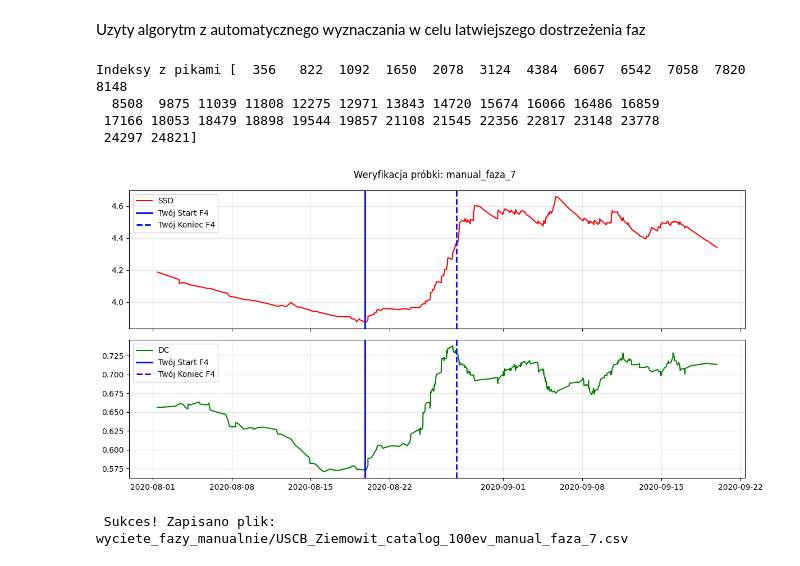
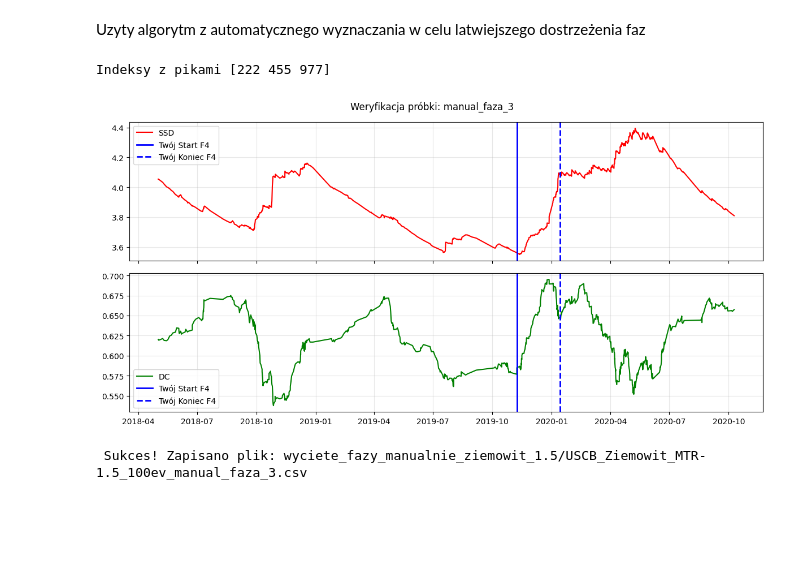
Before and after one commit to Janexo0/SSD_DC_Earthquake_analysys, a Jupyter notebook: fazy_recznie.ipynb, the cells around one changed output. Saved outputs shown, nothing was run; the diff lists cells and outputs as text; code cells hidden in the pictures; blank space fills up the shorter version.

Commit message:
added plots and files for diferrent magnitude treshold

```diff
--- a/fazy_recznie.ipynb
+++ b/fazy_recznie.ipynb
@@ -52,7 +55,7 @@ import plotly.io as pio
 # Wymuszenie otwarcia wykresu w przeglądarce internetowej
 pio.renderers.default = 'browser'
 
-_catalog = 'USCB_Ziemowit_catalog'
+_catalog = 'USCB_Ziemowit_MTR-1.5'
 
 core_name = f'{_catalog}_100ev.txt'
 clean_name = os.path.splitext(core_name)[0]
@@ -201,10 +204,7 @@ fig.update_xaxes(title_text="Czas", row=3, col=1)
 
 fig.show()
 # %% [output]
-Indeksy z pikami [  356   822  1092  1650  2078  3124  4384  6067  6542  7058  7820  8148
-  8508  9875 11039 11808 12275 12971 13843 14720 15674 16066 16486 16859
- 17166 18053 18479 18898 19544 19857 21108 21545 22356 22817 23148 23778
- 24297 24821]
+Indeksy z pikami [222 455 977]
 # %%
 import os
 import pandas as pd
@@ -213,43 +213,43 @@ import matplotlib.pyplot as plt
 # ==============================================================================
 #       Daty kiedy zaczela sie faza oraz jakie okno zapisac
 # ==============================================================================
-CZAS_START_WYCINKA  = '2020-08-01-10:00'
-CZAS_KONIEC_WYCINKA = '2020-09-20-02:00'
+CZAS_START_WYCINKA  = '2018-05-01-10:00'
+CZAS_KONIEC_WYCINKA = '2020-10-10-02:00'
 
-FAZA_4_START        = '2020-08-19-19:00'
-FAZA_4_KONIEC       = '2020-08-27-21:50'
+FAZA_4_START        = '2019-11-08-04:00'
+FAZA_4_KONIEC       = '2020-01-14-01:00'
 
-NAZWA_PROBKI        = "manual_faza_7" # pamietaj zeby zmienic bo nadpisze sie plik
+NAZWA_PROBKI        = "manual_faza_3" # pamietaj zeby zmienic bo nadpisze sie plik
 # ==============================================================================
 
 #  FILTROWANIE I ETYKIETOWANIE
 maska_wycinka = (df['Datetime'] >= CZAS_START_WYCINKA) & (df['Datetime'] <= CZAS_KONIEC_WYCINKA)
 df_fragment = df[maska_wycinka].copy()
 
 df_fragment['Label_Phase4'] = 0
 maska_fazy = (df_fragment['Datetime'] >= FAZA_4_START) & (df_fragment['Datetime'] <= FAZA_4_KONIEC)
 df_fragment.loc[maska_fazy, 'Label_Phase4'] = 1
 
 # 3. WERYFIKACJA
 fig, (ax1, ax2) = plt.subplots(2, 1, figsize=(12, 6), sharex=True)
 ax1.plot(df_fragment['Datetime'], df_fragment['Log10_SSD'], color='red', label='SSD')
 ax2.plot(df_fragment['Datetime'], df_fragment['DC'], color='green', label='DC')
 
 for ax in [ax1, ax2]:
     ax.axvline(x=pd.to_datetime(FAZA_4_START), color='blue', linestyle='-', linewidth=2, label='Twój Start F4')
     ax.axvline(x=pd.to_datetime(FAZA_4_KONIEC), color='blue', linestyle='--', linewidth=2, label='Twój Koniec F4')
     ax.grid(True, alpha=0.3)
     ax.legend()
 
 plt.suptitle(f"Weryfikacja próbki: {NAZWA_PROBKI}")
 plt.tight_layout()
 plt.show()
 
 # 4. ZAPIS
-output_dir = "wyciete_fazy_manualnie"
+output_dir = "wyciete_fazy_manualnie_ziemowit_1.5"
 os.makedirs(output_dir, exist_ok=True)
 df_fragment.to_csv(f"{output_dir}/{clean_name}_{NAZWA_PROBKI}.csv", index=False)
 print(f" Sukces! Zapisano plik: {output_dir}/{clean_name}_{NAZWA_PROBKI}.csv")
 # %% [output]
-[figure, old version]
+[figure, new version]
- Sukces! Zapisano plik: wyciete_fazy_manualnie/USCB_Ziemowit_catalog_100ev_manual_faza_7.csv
+ Sukces! Zapisano plik: wyciete_fazy_manualnie_ziemowit_1.5/USCB_Ziemowit_MTR-1.5_100ev_manual_faza_3.csv
```
Also changed, not shown: parts of 1 cell of this notebook, 38 other files.
